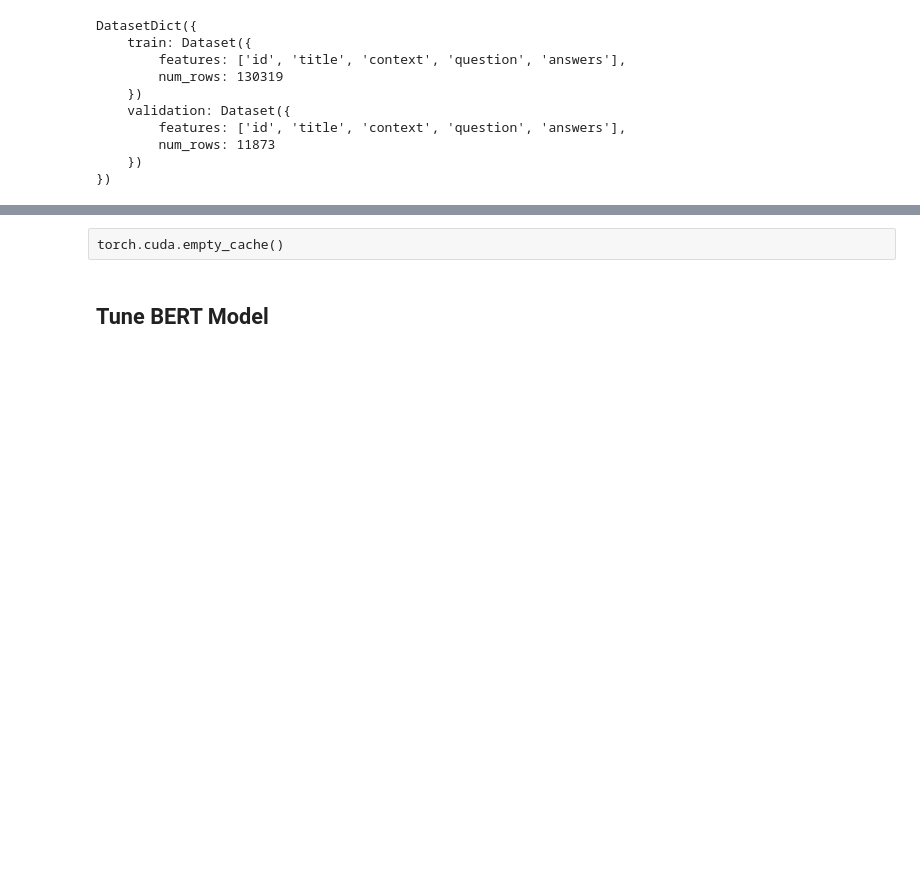
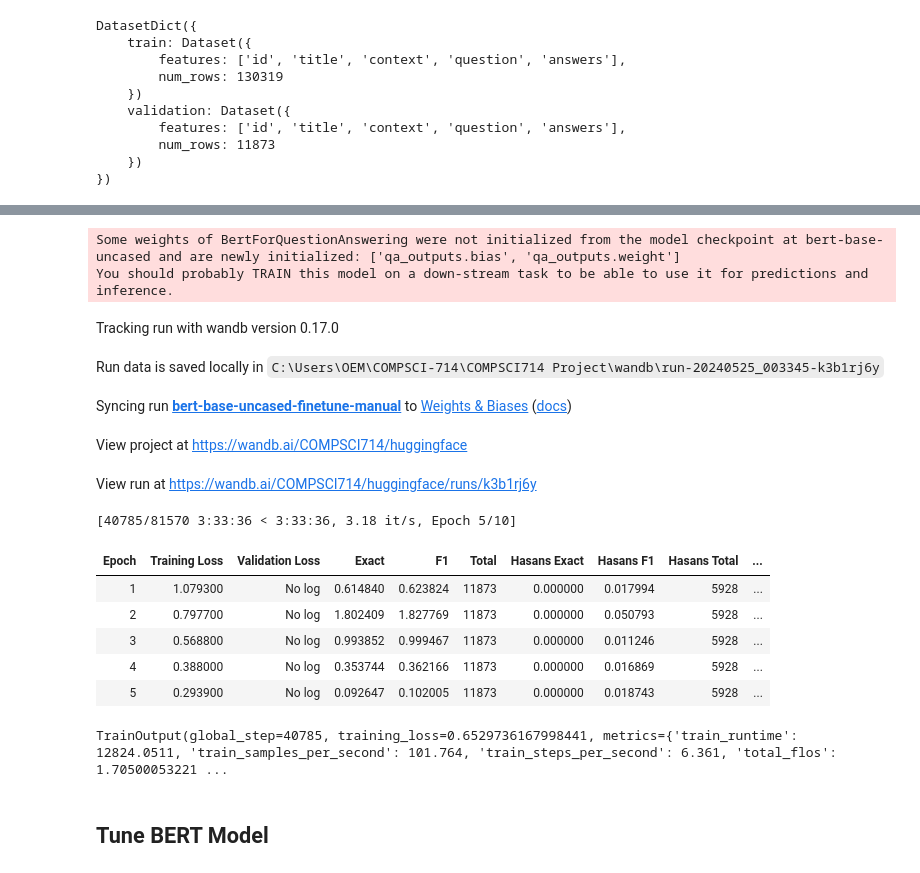
Before and after one commit to zee-zaky/COMPSCI714, a Jupyter notebook: SQUAD Hyperparameters Tuning.ipynb, the cells around one changed output, grey strips where cells are left out. Drawn from its saved outputs; the diff is of its cells as text; code cells hidden in the pictures; blank space fills up the shorter version.

```diff
--- a/SQUAD Hyperparameters Tuning.ipynb
+++ b/SQUAD Hyperparameters Tuning.ipynb
@@ -700,2 +807,62 @@ trainer.train()
-# %% [raw]
-torch.cuda.empty_cache()
+# %%
+###############################################################
+# UNCOMMENT THIS TO TEST TRAINER BEFORE STARTING TUNING
+###############################################################
+
+max_length = 512
+global_doc_stride = 128
+pretrained_model_name = "bert-base-uncased"
+tokenizer = AutoTokenizer.from_pretrained(pretrained_model_name)
+assert isinstance( tokenizer, PreTrainedTokenizerFast )
+right_padding = tokenizer.padding_side == 'right'
+
+data_collator = DefaultDataCollator()
+model = AutoModelForQuestionAnswering.from_pretrained(pretrained_model_name)
+training_args = TrainingArguments(
+    output_dir=f'{pretrained_model_name}-finetuned-manual',
+    overwrite_output_dir = True,
+    metric_for_best_model='f1',
+    greater_is_better=True,
+    load_best_model_at_end=True,
+    save_total_limit=4,
+    eval_strategy="epoch",
+    save_strategy="epoch",
+    report_to="wandb",  # Enable logging to Weights & Biases
+    run_name=f"{pretrained_model_name}-finetune-manual",  # Optionally set a specific run name
+    learning_rate=5e-5,
+    per_device_train_batch_size=16,
+    per_device_eval_batch_size=16,
+    num_train_epochs=10,
+    weight_decay=0.01,
+)
+
+trainer = QuestionAnsweringTrainer(
+        model=model,
+        args=training_args,
+        train_dataset=train_dataset,
+        eval_dataset=eval_dataset,
+        eval_examples=eval_examples,
+        tokenizer=tokenizer,
+        data_collator=data_collator,
+        post_process_function=post_processing_function,
+        compute_metrics=compute_metrics,
+        callbacks=[EarlyStoppingCallback(early_stopping_patience=3)],
+)
+
+trainer.train()
+# %% [output]
+Some weights of BertForQuestionAnswering were not initialized from the model checkpoint at bert-base-uncased and are newly initialized: ['qa_outputs.bias', 'qa_outputs.weight']
+You should probably TRAIN this model on a down-stream task to be able to use it for predictions and inference.
+Tracking run with wandb version 0.17.0
+Run data is saved locally in C:\Users\OEM\COMPSCI-714\COMPSCI714 Project\wandb\run-20240525_003345-k3b1rj6y
+Syncing run bert-base-uncased-finetune-manual to Weights & Biases (docs)
+View project at https://wandb.ai/COMPSCI714/huggingface
+View run at https://wandb.ai/COMPSCI714/huggingface/runs/k3b1rj6y
+[40785/81570 3:33:36 < 3:33:36, 3.18 it/s, Epoch 5/10]
+| Epoch | Training Loss | Validation Loss | Exact | F1 | Total | Hasans Exact | Hasans F1 | Hasans Total | ... |
+| 1 | 1.079300 | No log | 0.614840 | 0.623824 | 11873 | 0.000000 | 0.017994 | 5928 | ... |
+| 2 | 0.797700 | No log | 1.802409 | 1.827769 | 11873 | 0.000000 | 0.050793 | 5928 | ... |
+| 3 | 0.568800 | No log | 0.993852 | 0.999467 | 11873 | 0.000000 | 0.011246 | 5928 | ... |
+| 4 | 0.388000 | No log | 0.353744 | 0.362166 | 11873 | 0.000000 | 0.016869 | 5928 | ... |
+| 5 | 0.293900 | No log | 0.092647 | 0.102005 | 11873 | 0.000000 | 0.018743 | 5928 | ... |
+TrainOutput(global_step=40785, training_loss=0.6529736167998441, metrics={'train_runtime': 12824.0511, 'train_samples_per_second': 101.764, 'train_steps_per_second': 6.361, 'total_flos': 1.70500053221 ...
```
Also changed, not shown: parts of 35 cells of this notebook.
